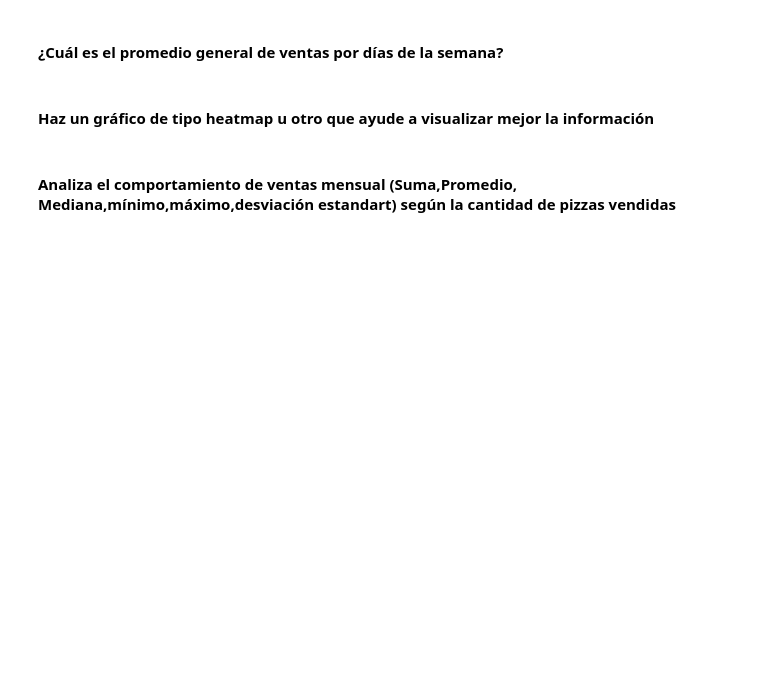
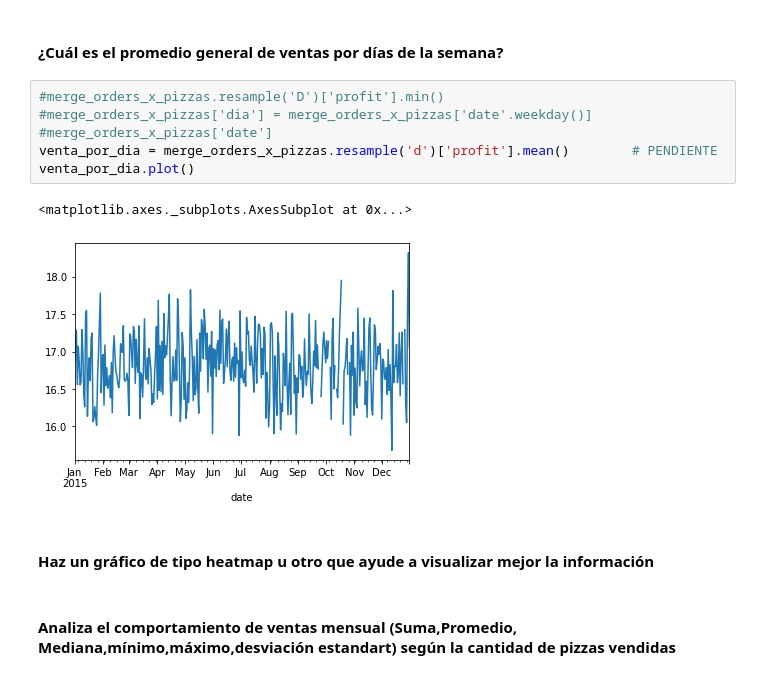
Before and after one commit to pablonunez81/ucom_intro_prog_final_work, a Jupyter notebook: M1_Trabajo_Final_pnunez_bbenitez.ipynb, the cells around one changed output. Cells and saved outputs as stored; diff of their text form; blank space fills up the shorter version.

```diff
--- a/M1_Trabajo_Final_pnunez_bbenitez.ipynb
+++ b/M1_Trabajo_Final_pnunez_bbenitez.ipynb
@@ -477,5 +483,14 @@ mes con menor venta: 2015-10-31 00:00:00. Importe facturado: 64027.6
 # %% [markdown]
 #### ¿Cuál es el promedio general de ventas por días de la semana?
+# %%
+#merge_orders_x_pizzas.resample('D')['profit'].min()
+#merge_orders_x_pizzas['dia'] = merge_orders_x_pizzas['date'.weekday()]
+#merge_orders_x_pizzas['date']
+venta_por_dia = merge_orders_x_pizzas.resample('d')['profit'].mean()        # PENDIENTE
+venta_por_dia.plot()
+# %% [output]
+<matplotlib.axes._subplots.AxesSubplot at 0x...>
+[figure, added]
 # %% [markdown]
 #### Haz un gráfico de tipo heatmap u otro que ayude a visualizar mejor la información
 # %% [markdown]
```
Also changed, not shown: parts of 7 cells of this notebook.
